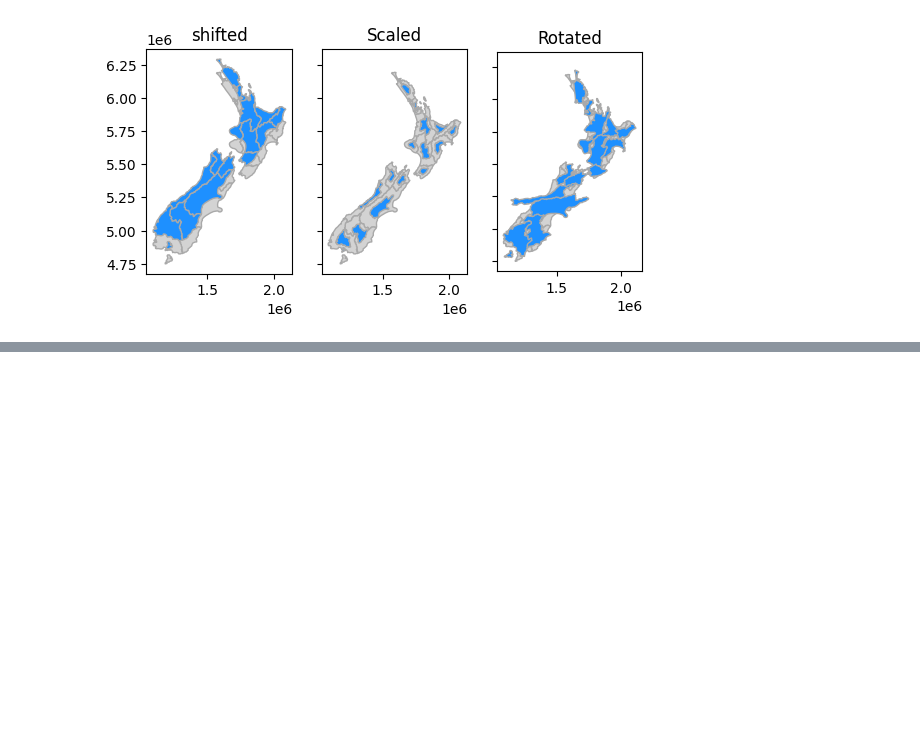
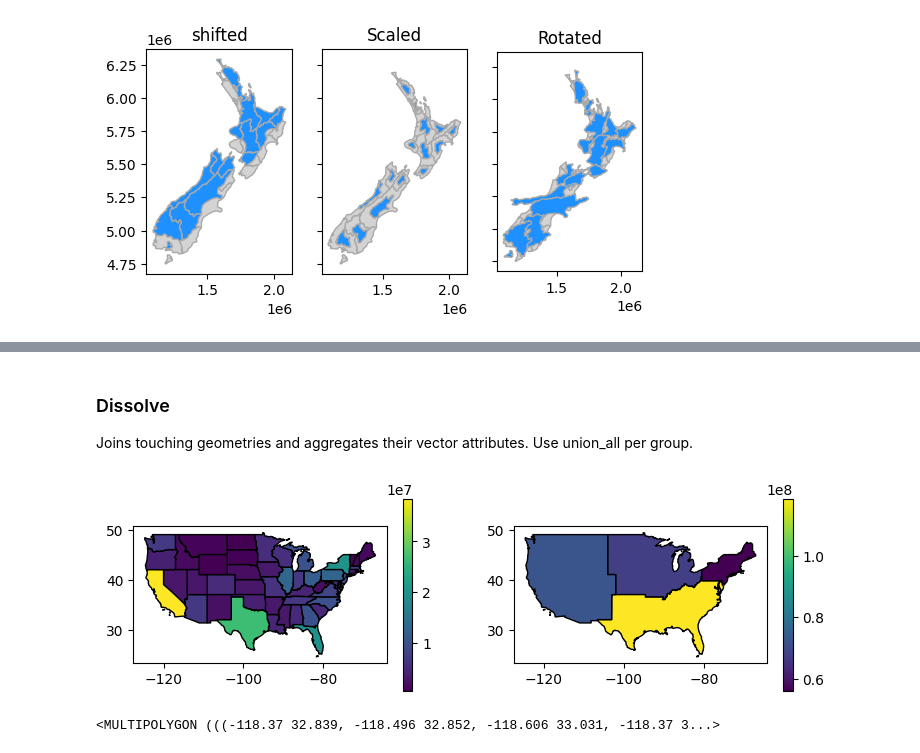
Before and after one commit to CropPixels/books, a Jupyter notebook: geocomp_python/geometry_operations.ipynb, the cells around one changed output, grey strips where cells are left out. Cells and saved outputs as stored; diff of their text form; code cells hidden in the pictures; blank space fills up the shorter version.

```diff
--- a/geocomp_python/geometry_operations.ipynb
+++ b/geocomp_python/geometry_operations.ipynb
@@ -106,0 +155,19 @@ plt.show()
+# %% [markdown]
+### Dissolve
+
+Joins touching geometries and aggregates their vector attributes. Use union_all per group.
+# %%
+regions = us_states[['REGION', 'geometry', 'total_pop_15']].dissolve(by='REGION', aggfunc='sum').reset_index()
+
+fig, ax = plt.subplots(1, 2, figsize=(9, 2.5))
+us_states.plot(ax=ax[0], edgecolor='black', column='total_pop_15', legend=True);
+regions.plot(ax=ax[1], edgecolor='black', column='total_pop_15', legend=True);
+# %% [output]
+[figure, added]
+# %%
+# select and union_all to create a single geometry of Western US and Texas
+texas_union = us_states[(us_states['REGION'] == 'West') | (us_states['NAME'] == 'Texas')]
+texas_union = texas_union.union_all()
+texas_union
+# %% [output]
+<MULTIPOLYGON (((-118.37 32.839, -118.496 32.852, -118.606 33.031, -118.37 3...>
```
Also changed, not shown: parts of 25 cells of this notebook.
